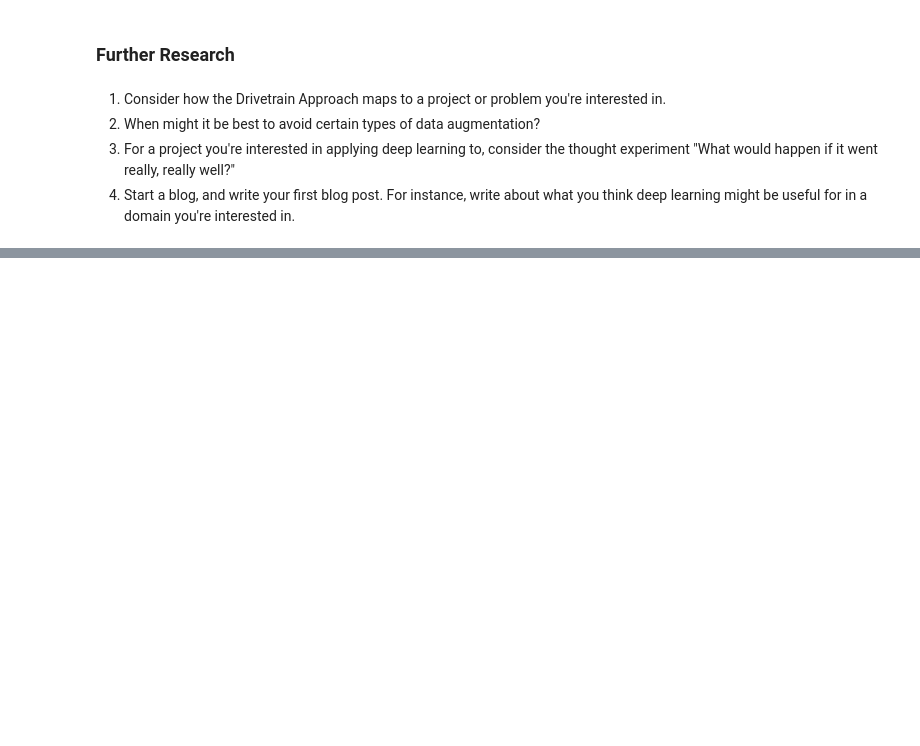
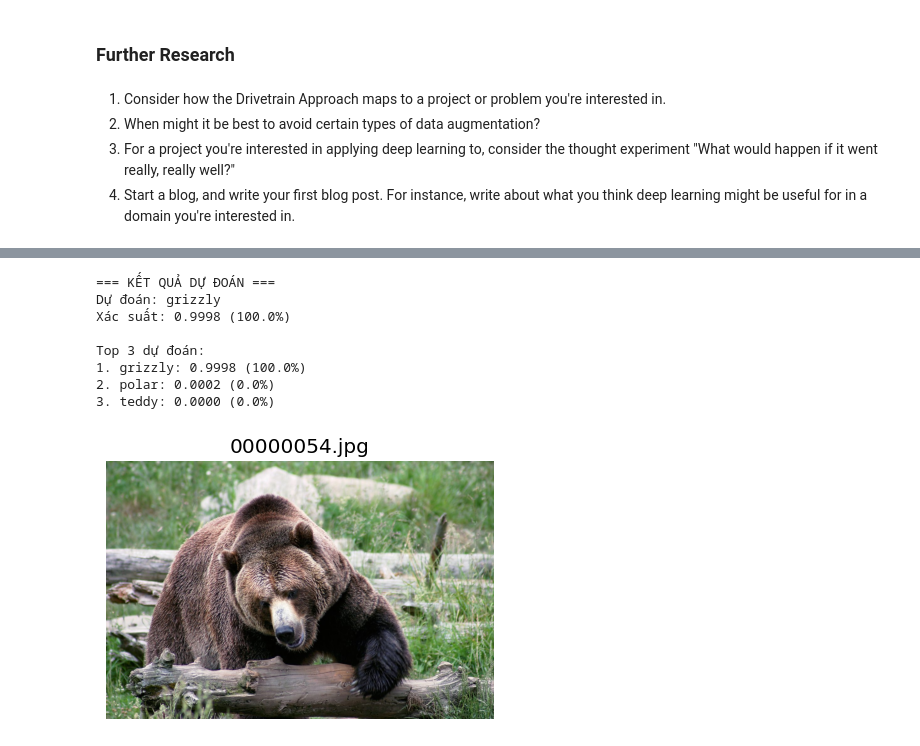
Before and after one commit to quangnguyen250306-ui/cisc-121-project, a Jupyter notebook: 02_production.ipynb, the cells around one changed output, grey strips where cells are left out. Drawn from its saved outputs; the diff is of its cells as text; code cells hidden in the pictures; blank space fills up the shorter version.

```diff
--- a/02_production.ipynb
+++ b/02_production.ipynb
@@ -1413,0 +963,34 @@ Probabilities: {'black': tensor(8.1900e-09), 'grizzly': tensor(1.0000), 'polar':
+# %%
+from fastai.vision.all import *
+import random
+
+# Đường dẫn đến thư mục dataset gấu
+path = Path('bears')          # ← Thay đổi nếu tên thư mục khác
+
+# Lấy tất cả ảnh
+fnames = get_image_files(path)
+
+if len(fnames) == 0:
+    print("❌ Không tìm thấy ảnh nào trong thư mục 'bears'")
+    print("Hãy kiểm tra thư mục hoặc tải dataset trước")
+else:
+    # Chọn ngẫu nhiên 1 ảnh
+    img_path = random.choice(fnames)
+
+    # Hiển thị ảnh
+    img = PILImage.create(img_path)
+    img.show(title=img_path.name)
+
+    # Dự đoán
+    pred, _, probs = learn.predict(img)
+
+    print("\n=== KẾT QUẢ DỰ ĐOÁN ===")
+    print("Dự đoán:", pred)
+    print("Xác suất:", f"{probs.max().item():.4f} ({probs.max().item()*100:.1f}%)")
+
+    # Top 3 dự đoán
+    print("\nTop 3 dự đoán:")
+    probs_sorted = sorted(zip(learn.dls.vocab, probs), key=lambda x: x[1], reverse=True)
+    for i, (label, prob) in enumerate(probs_sorted[:3], 1):
+        print(f"{i}. {label}: {prob:.4f} ({prob*100:.1f}%)")
+# %% [output]
@@ -1413,0 +998,9 @@ Probabilities: {'black': tensor(8.1900e-09), 'grizzly': tensor(1.0000), 'polar':
+=== KẾT QUẢ DỰ ĐOÁN ===
+Dự đoán: grizzly
+Xác suất: 0.9998 (100.0%)
+
+Top 3 dự đoán:
+1. grizzly: 0.9998 (100.0%)
+2. polar: 0.0002 (0.0%)
+3. teddy: 0.0000 (0.0%)
+[figure, added]
```
Also changed, not shown: parts of 63 cells of this notebook.
